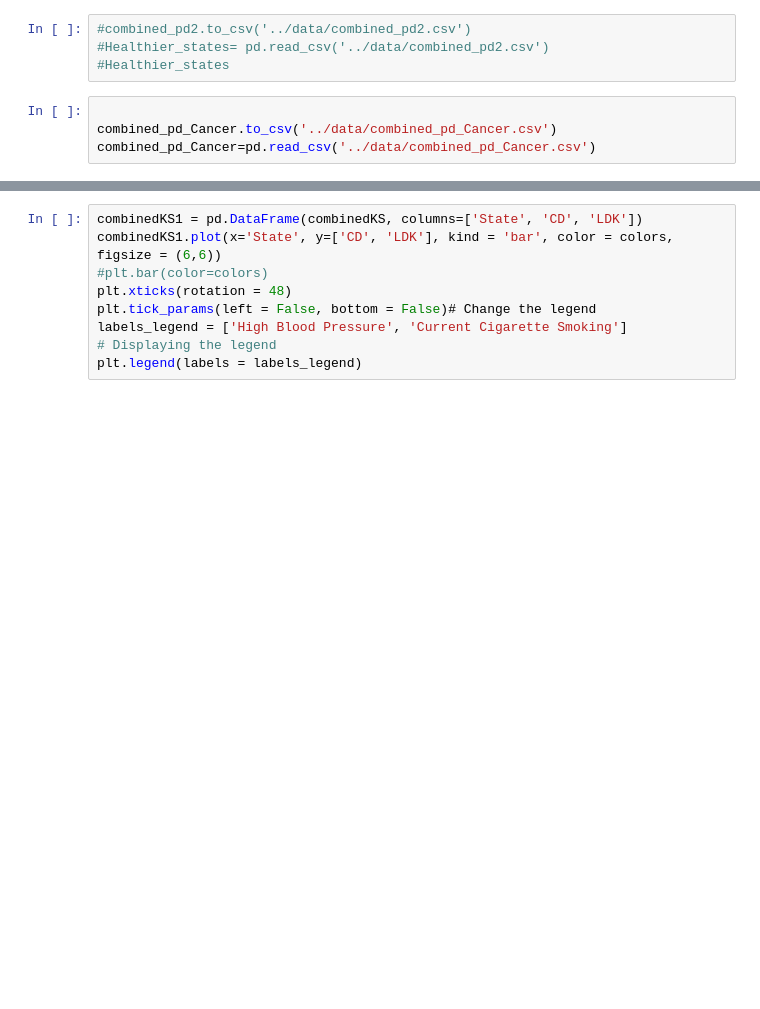
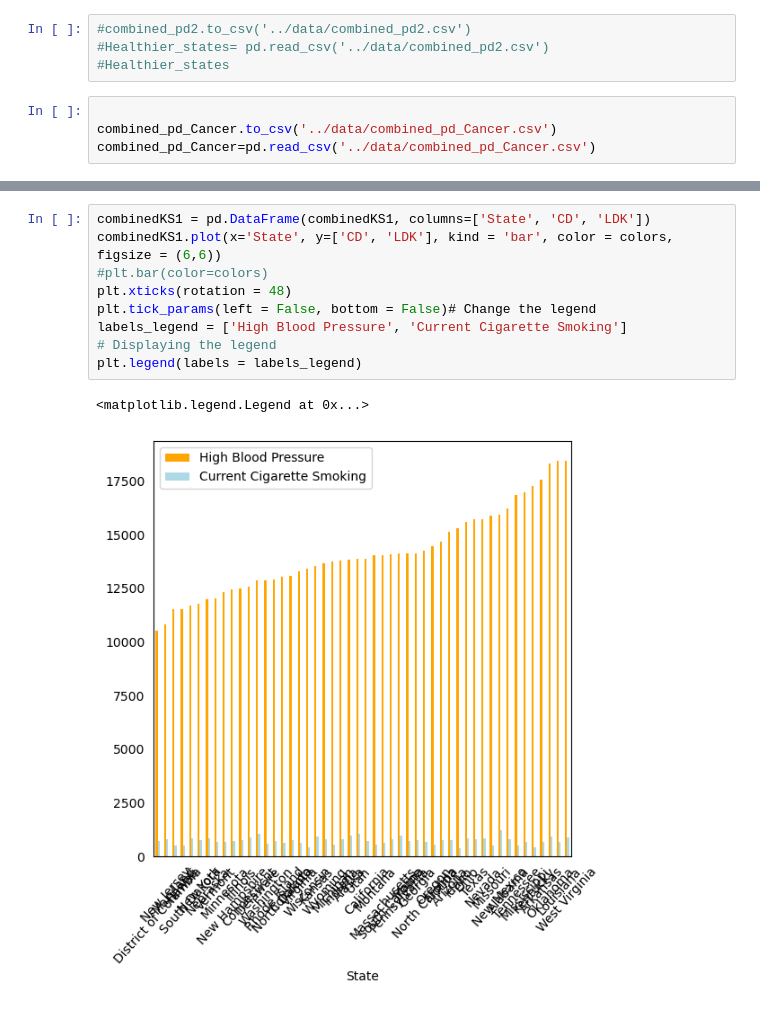
Before and after one commit to Lyduska/Better_Health, a Jupyter notebook: notebook/Better_health.ipynb, the cells around one changed output, grey strips where cells are left out. Saved outputs shown, nothing was run; the diff lists cells and outputs as text; blank space fills up the shorter version.

```diff
--- a/notebook/Better_health.ipynb
+++ b/notebook/Better_health.ipynb
@@ -1215,9 +3536,12 @@ plt.scatter(combinedKS['CD'],combinedKS['LDK'], color = 'lightblue') #, s=combin
 # %%
-combinedKS1 = pd.DataFrame(combinedKS, columns=['State', 'CD', 'LDK'])
+combinedKS1 = pd.DataFrame(combinedKS1, columns=['State', 'CD', 'LDK'])
 combinedKS1.plot(x='State', y=['CD', 'LDK'], kind = 'bar', color = colors, figsize = (6,6))
 #plt.bar(color=colors)
 plt.xticks(rotation = 48)
 plt.tick_params(left = False, bottom = False)# Change the legend
 labels_legend = ['High Blood Pressure', 'Current Cigarette Smoking']
 # Displaying the legend
 plt.legend(labels = labels_legend)
+# %% [output]
+<matplotlib.legend.Legend at 0x...>
+[figure, added]
```
Also changed, not shown: parts of 263 cells of this notebook, 2 other files.
